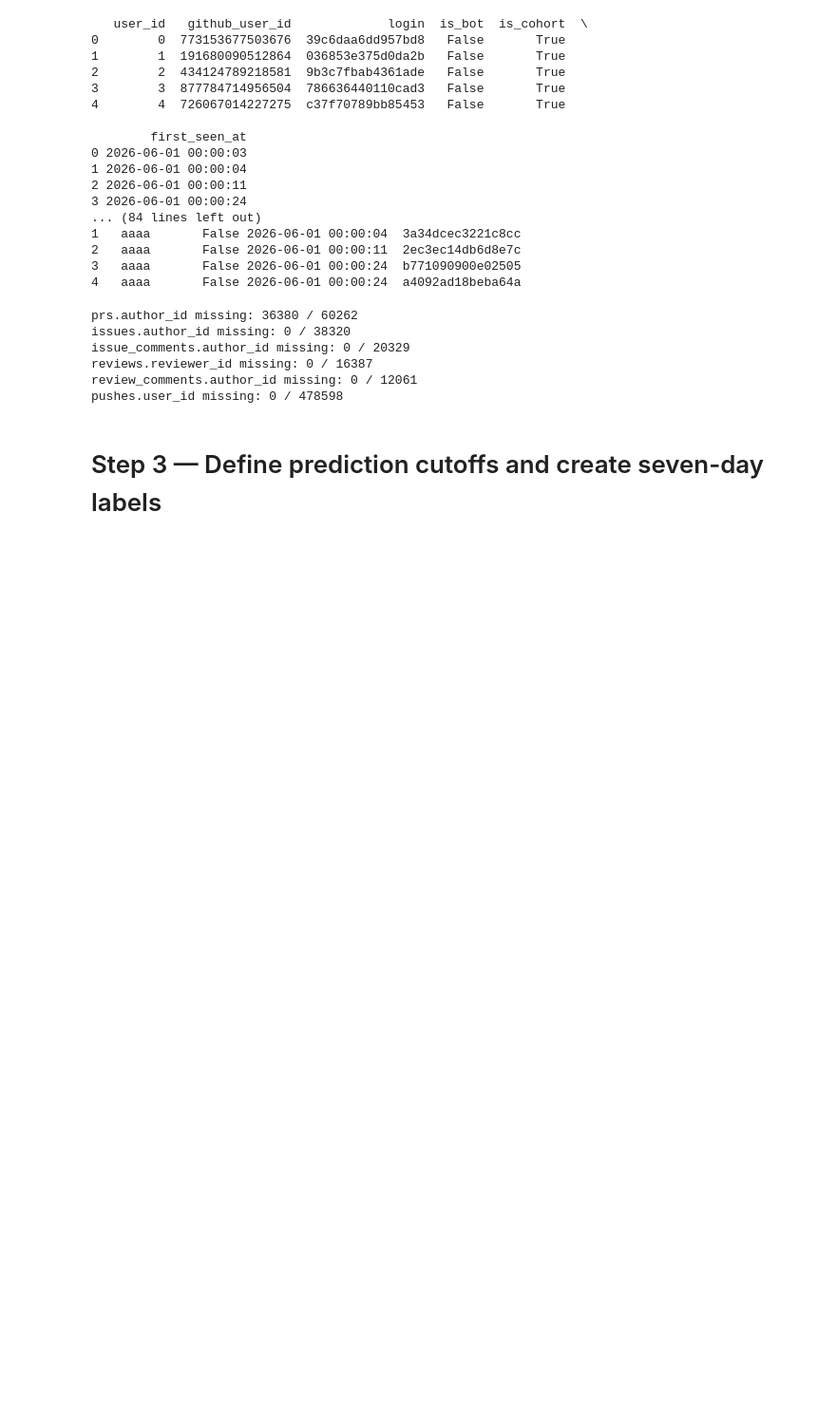
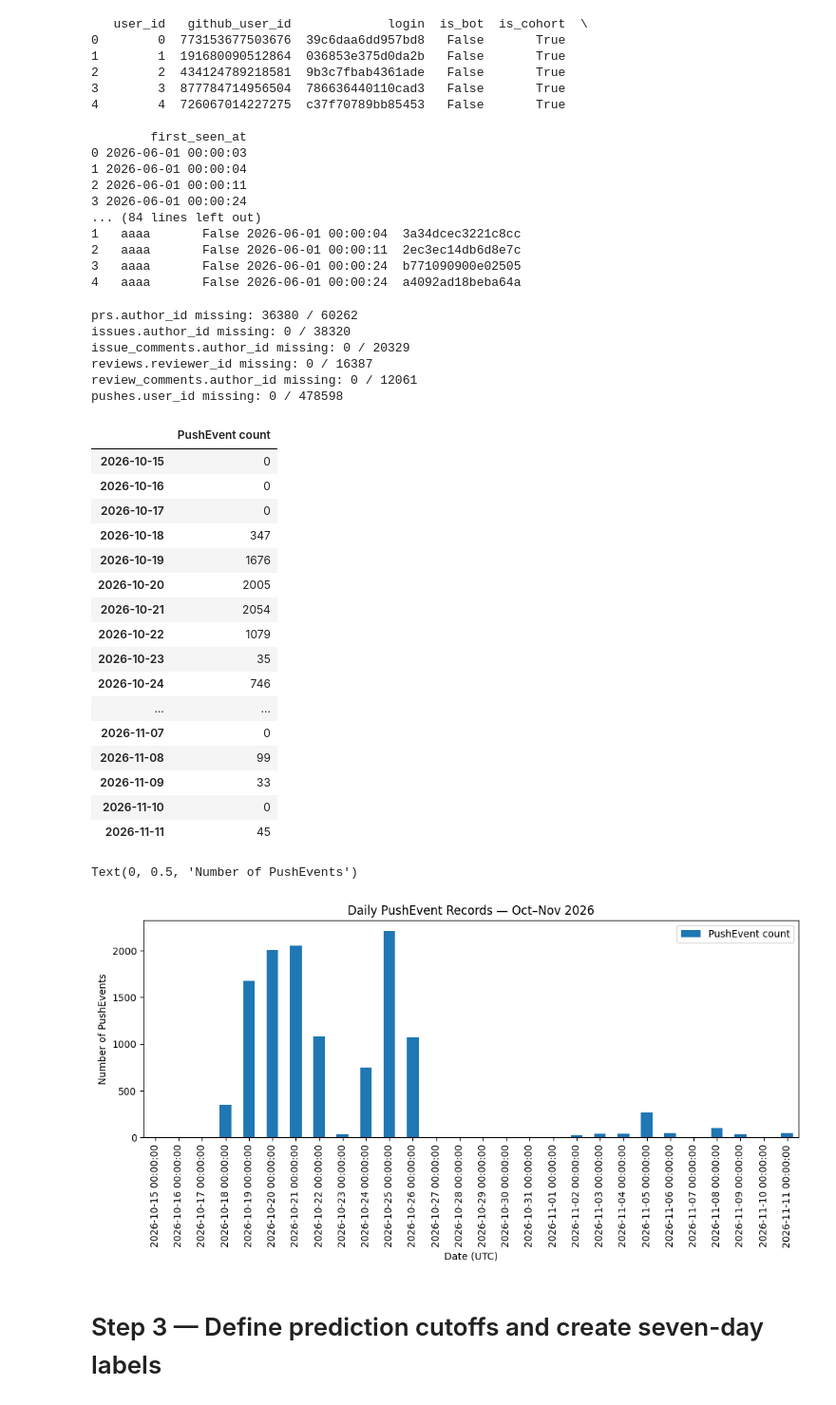
Before and after one commit to meryyulinda/bdaeecs-assignment2, a Jupyter notebook: bda_assignment2_20261118.ipynb, the cells around one changed output. Shown at 95% size. Cells and saved outputs as stored; diff of their text form; code cells hidden in the pictures; blank space fills up the shorter version.

```diff
--- a/bda_assignment2_20261118.ipynb
+++ b/bda_assignment2_20261118.ipynb
@@ -396,6 +396,55 @@ issue_comments.author_id missing: 0 / 20329
 reviews.reviewer_id missing: 0 / 16387
 review_comments.author_id missing: 0 / 12061
 pushes.user_id missing: 0 / 478598
+# %%
+# Late-October PushEvent coverage diagnostic
+
+push_daily = (
+    pd.to_datetime(pushes["created_at"], errors="coerce")
+    .dropna()
+    .dt.floor("D")
+    .value_counts()
+    .sort_index()
+)
+
+dates = pd.date_range("2026-10-15", "2026-11-11", freq="D")
+
+push_coverage = (
+    push_daily.reindex(dates, fill_value=0)
+    .rename("PushEvent count")
+    .to_frame()
+)
+
+display(push_coverage)
+
+ax = push_coverage.plot(
+    kind="bar",
+    figsize=(12, 4),
+    title="Daily PushEvent Records — Oct–Nov 2026"
+)
+
+ax.set_xlabel("Date (UTC)")
+ax.set_ylabel("Number of PushEvents")
+# %% [output]
+|  | PushEvent count |
+| 2026-10-15 | 0 |
+| 2026-10-16 | 0 |
+| 2026-10-17 | 0 |
+| 2026-10-18 | 347 |
+| 2026-10-19 | 1676 |
+| 2026-10-20 | 2005 |
+| 2026-10-21 | 2054 |
+| 2026-10-22 | 1079 |
+| 2026-10-23 | 35 |
+| 2026-10-24 | 746 |
+| ... | ... |
+| 2026-11-07 | 0 |
+| 2026-11-08 | 99 |
+| 2026-11-09 | 33 |
+| 2026-11-10 | 0 |
+| 2026-11-11 | 45 |
+Text(0, 0.5, 'Number of PushEvents')
+[figure, added]
 # %% [markdown]
 # Step 3 — Define prediction cutoffs and create seven-day labels
 # %%
```
Also changed, not shown: 2 other files.
